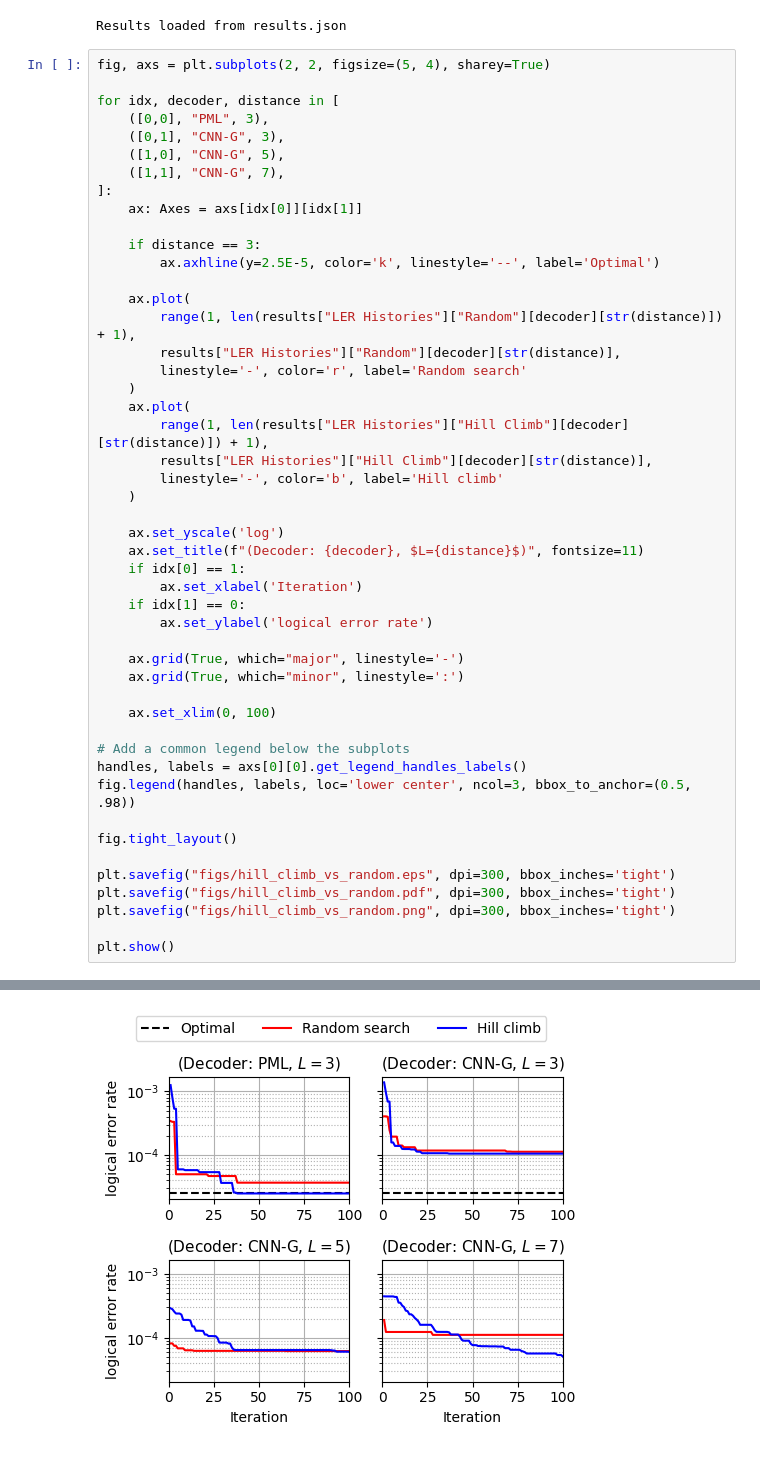
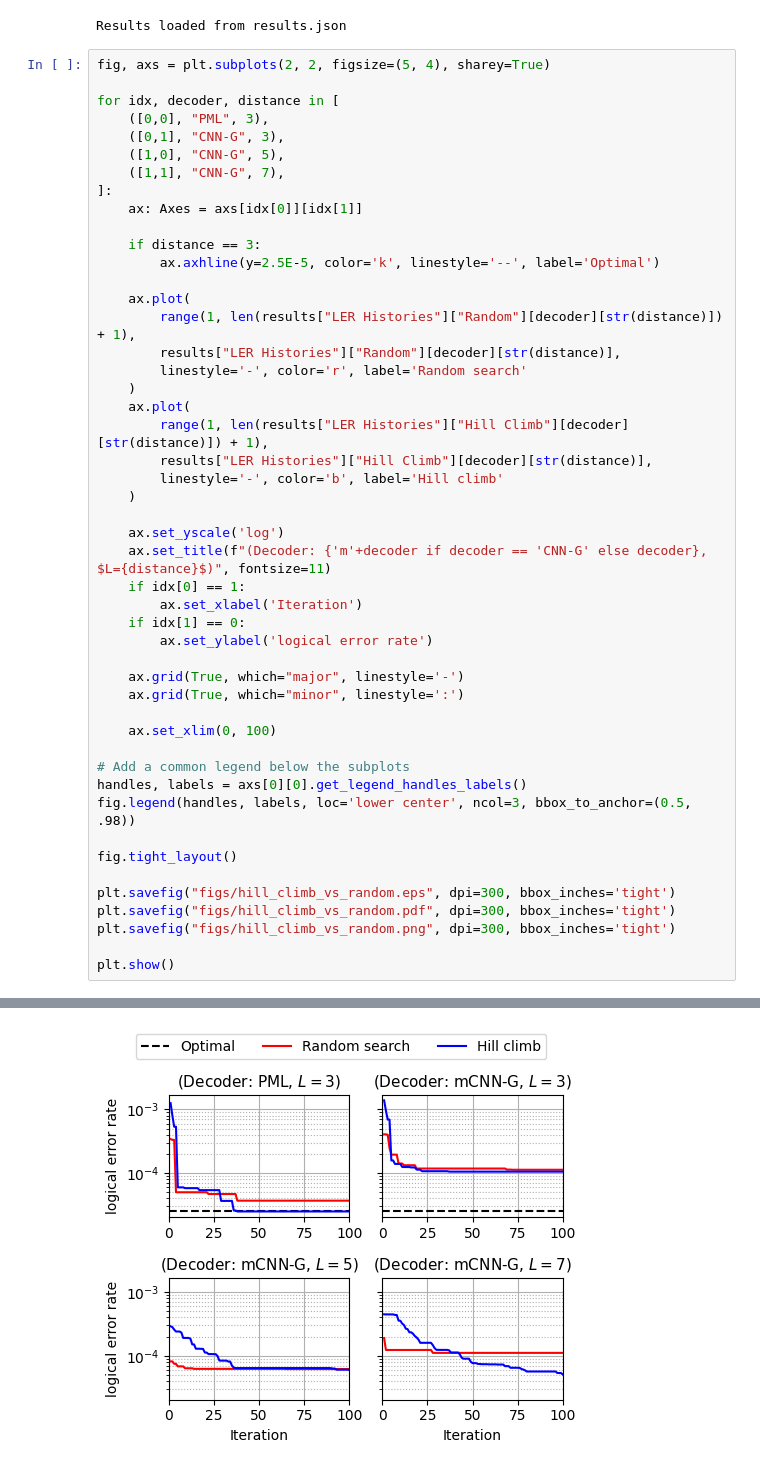
Before and after one commit to JuliusRye/QEC, a Jupyter notebook: Modules/fig_non_ml_methods.ipynb, the cells around one changed output, grey strips where cells are left out. Drawn from its saved outputs; the diff is of its cells as text.

```diff
--- a/Modules/fig_non_ml_methods.ipynb
+++ b/Modules/fig_non_ml_methods.ipynb
@@ -35,32 +35,32 @@ for idx, decoder, distance in [
     ax.plot(
         range(1, len(results["LER Histories"]["Hill Climb"][decoder][str(distance)]) + 1),
         results["LER Histories"]["Hill Climb"][decoder][str(distance)],
         linestyle='-', color='b', label='Hill climb'
     )
 
     ax.set_yscale('log')
-    ax.set_title(f"(Decoder: {decoder}, $L={distance}$)", fontsize=11)
+    ax.set_title(f"(Decoder: {'m'+decoder if decoder == 'CNN-G' else decoder}, $L={distance}$)", fontsize=11)
     if idx[0] == 1:
         ax.set_xlabel('Iteration')
     if idx[1] == 0:
         ax.set_ylabel('logical error rate')
 
     ax.grid(True, which="major", linestyle='-')
     ax.grid(True, which="minor", linestyle=':')
 
     ax.set_xlim(0, 100)
 
 # Add a common legend below the subplots
 handles, labels = axs[0][0].get_legend_handles_labels()
 fig.legend(handles, labels, loc='lower center', ncol=3, bbox_to_anchor=(0.5, .98))
 
 fig.tight_layout()
 
 plt.savefig("figs/hill_climb_vs_random.eps", dpi=300, bbox_inches='tight')
 plt.savefig("figs/hill_climb_vs_random.pdf", dpi=300, bbox_inches='tight')
 plt.savefig("figs/hill_climb_vs_random.png", dpi=300, bbox_inches='tight')
 
 plt.show()
 # %% [output]
 The PostScript backend does not support transparency; partially transparent artists will be rendered opaque.
-[figure, old version]
+[figure, new version]
```
Also changed, not shown: 3 other files.
